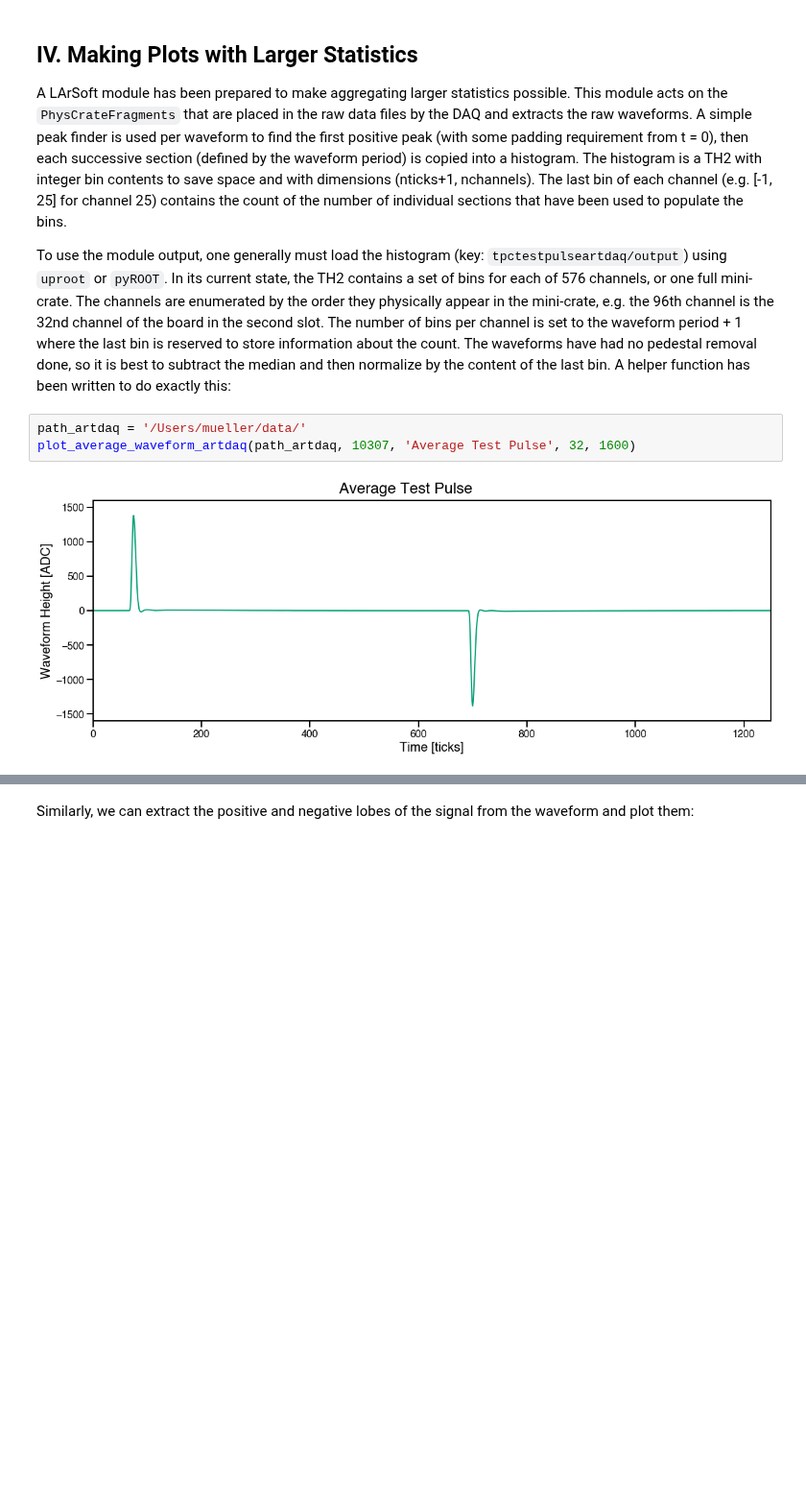
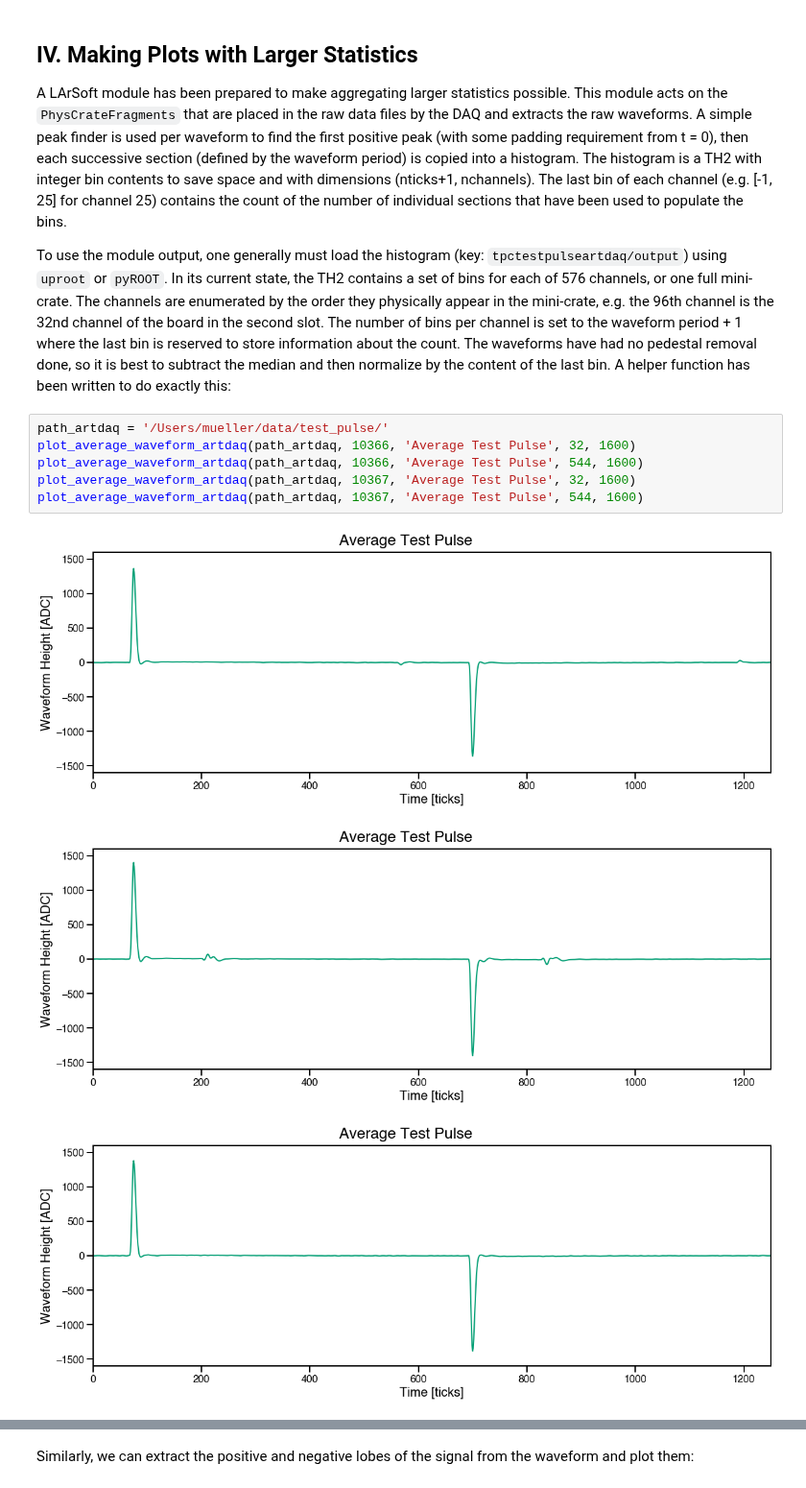
Before and after one commit to justinjmueller/icarus_tpc_analysis, a Jupyter notebook: icarus_test_pulse/icarus_test_pulse.ipynb, the cells around one changed output, grey strips where cells are left out. Shown at 96% size. Cells and saved outputs as stored; diff of their text form; blank space fills up the shorter version.

Commit message:
Added results from tests of August 22

```diff
--- a/icarus_test_pulse/icarus_test_pulse.ipynb
+++ b/icarus_test_pulse/icarus_test_pulse.ipynb
@@ -60,8 +60,13 @@ compare_average_pulse(path, runs, fragments, [513, 0, 0], [2, 1, 1], [64, 64, 32
 A LArSoft module has been prepared to make aggregating larger statistics possible. This module acts on the `PhysCrateFragments` that are placed in the raw data files by the DAQ and extracts the raw waveforms. A simple peak finder is used per waveform to find the first positive peak (with some padding requirement from t = 0), then each successive section (defined by the waveform period) is copied into a histogram. The histogram is a TH2 with integer bin contents to save space and with dimensions (nticks+1, nchannels). The last bin of each channel (e.g. [-1, 25] for channel 25) contains the count of the number of individual sections that have been used to populate the bins.
 
 To use the module output, one generally must load the histogram (key: `tpctestpulseartdaq/output`) using `uproot` or `pyROOT`. In its current state, the TH2 contains a set of bins for each of 576 channels, or one full mini-crate. The channels are enumerated by the order they physically appear in the mini-crate, e.g. the 96th channel is the 32nd channel of the board in the second slot. The number of bins per channel is set to the waveform period + 1 where the last bin is reserved to store information about the count. The waveforms have had no pedestal removal done, so it is best to subtract the median and then normalize by the content of the last bin. A helper function has been written to do exactly this:
-# %%
-path_artdaq = '/Users/mueller/data/'
-plot_average_waveform_artdaq(path_artdaq, 10307, 'Average Test Pulse', 32, 1600)
-# %% [output]
-[figure, removed]
+# %%
+path_artdaq = '/Users/mueller/data/test_pulse/'
+plot_average_waveform_artdaq(path_artdaq, 10366, 'Average Test Pulse', 32, 1600)
+plot_average_waveform_artdaq(path_artdaq, 10366, 'Average Test Pulse', 544, 1600)
+plot_average_waveform_artdaq(path_artdaq, 10367, 'Average Test Pulse', 32, 1600)
+plot_average_waveform_artdaq(path_artdaq, 10367, 'Average Test Pulse', 544, 1600)
+# %% [output]
+[figure, added]
+[figure, added]
+[figure, added]
```
Also changed, not shown: parts of 5 cells of this notebook, 1 other file.
